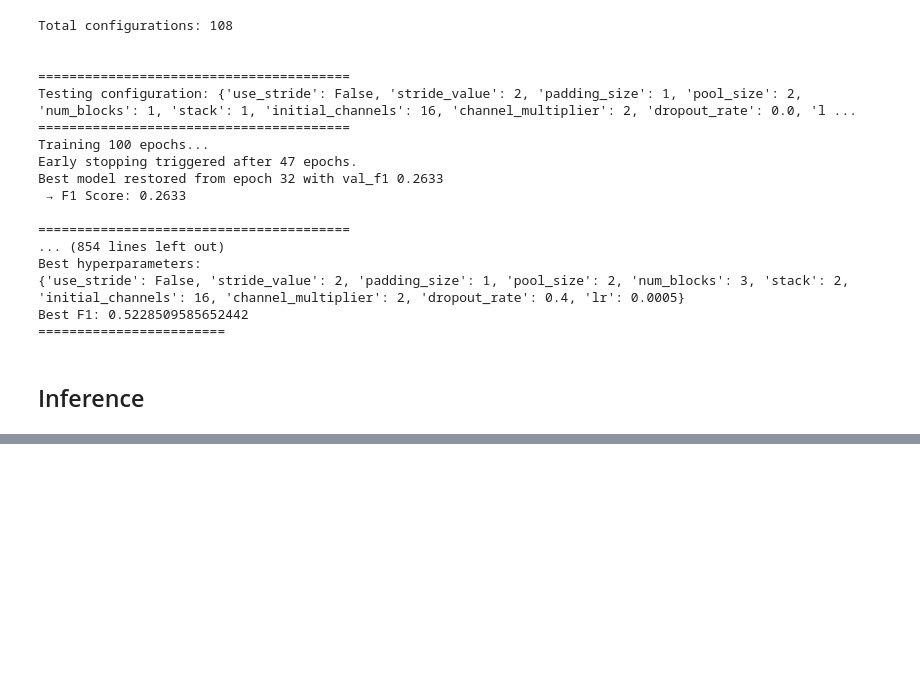
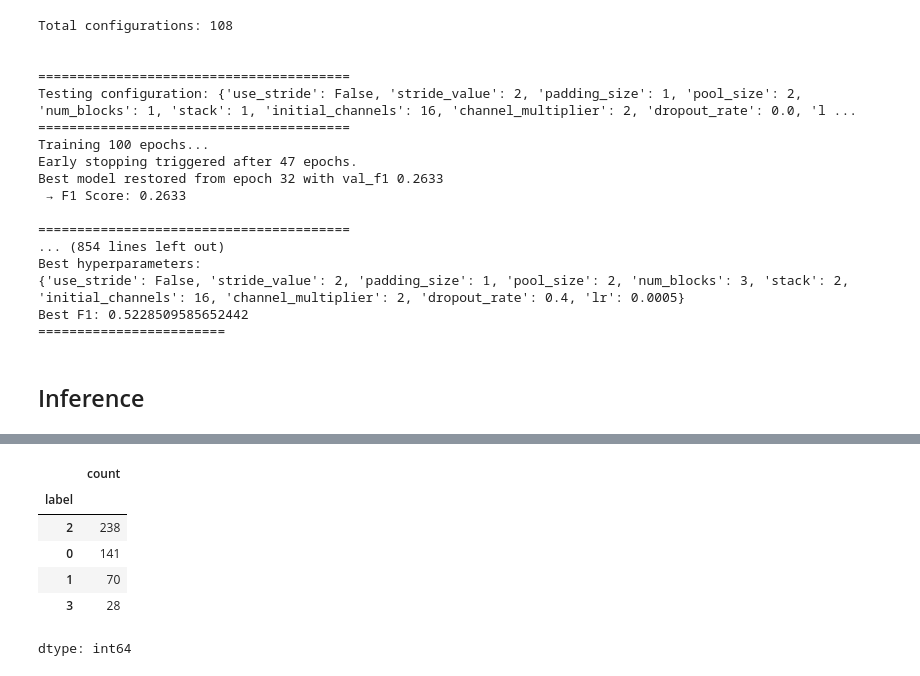
Before and after one commit to hanzla-khalid98/challenge-2_AN2DL_2025, a Jupyter notebook: notebooks/CNNDualPath_model.ipynb, the cells around one changed output, grey strips where cells are left out. Cells and saved outputs as stored; diff of their text form; code cells hidden in the pictures; blank space fills up the shorter version.

```diff
--- a/notebooks/CNNDualPath_model.ipynb
+++ b/notebooks/CNNDualPath_model.ipynb
@@ -1007,33 +1199,0 @@ df_preds
-# %%
-all_preds = []
-all_image_ids = []
-
-with torch.no_grad():
-    for xb, image_ids in test_loader:
-        xb = xb.to(device)
-
-        logits = inception_model(xb)
-        preds = logits.argmax(dim=1).cpu().numpy()
-
-        all_preds.extend(preds)
-        # Fix: Remove .numpy() as image_ids is already a list/tuple of strings
-        all_image_ids.extend(image_ids)
-
-# Aggregate per image
-df_tiles = pd.DataFrame({
-    "image_id": all_image_ids,
-    "pred": all_preds
-})
-
-final_preds = {}
-
-for img_id, group in df_tiles.groupby("image_id"):
-    final_preds[img_id] = group["pred"].mode()[0]   # majority vote
-
-# Make submission df
-df_preds = pd.DataFrame({
-    "sample_index": list(final_preds.keys()),
-    "label": list(final_preds.values())
-}).sort_values("sample_index")
-
-print(df_preds)
@@ -1054,0 +1200,3 @@ print(df_preds)
+# %%
+inception_model = dualpath_model
+inception_model.float()
@@ -1055,2 +1281,13 @@ print(df_preds)
+# %%
+# label frequency
+df_preds['label'].value_counts()
+# %% [output]
+|  | count |
+| label |  |
+| 2 | 238 |
+| 0 | 141 |
+| 1 | 70 |
+| 3 | 28 |
+dtype: int64
 # %%
 # mapping labels
```
Also changed, not shown: parts of 35 cells of this notebook.
